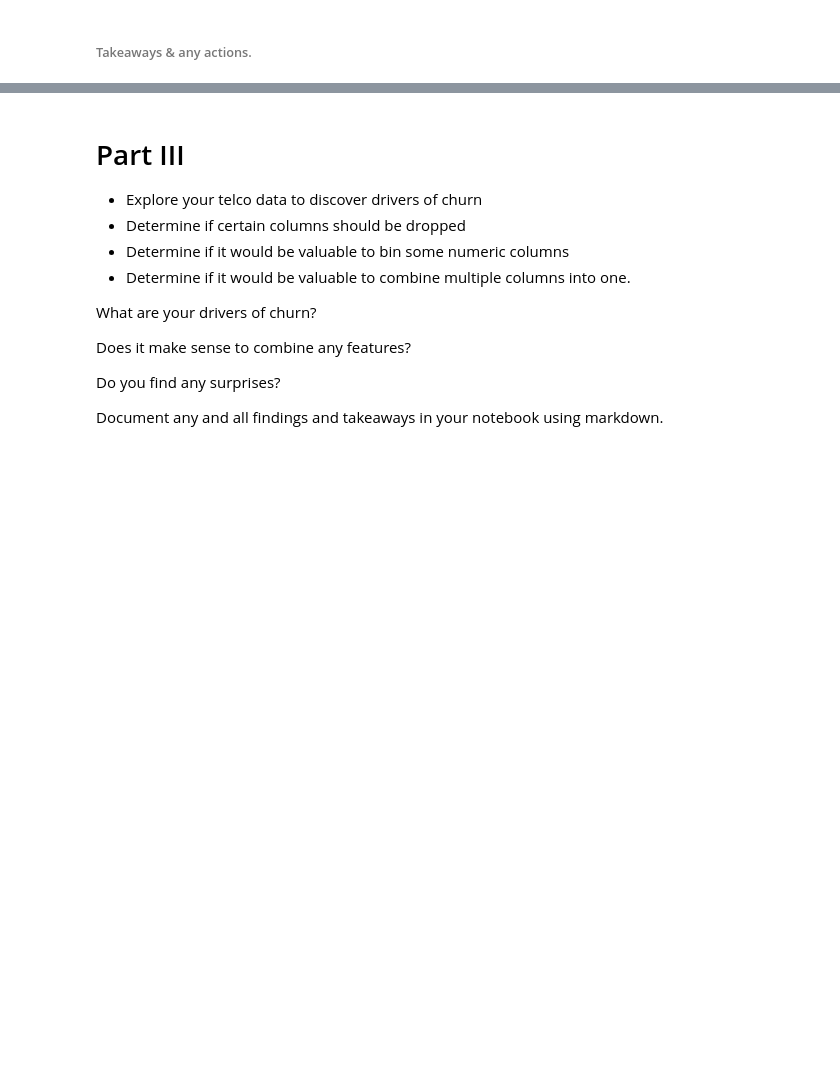
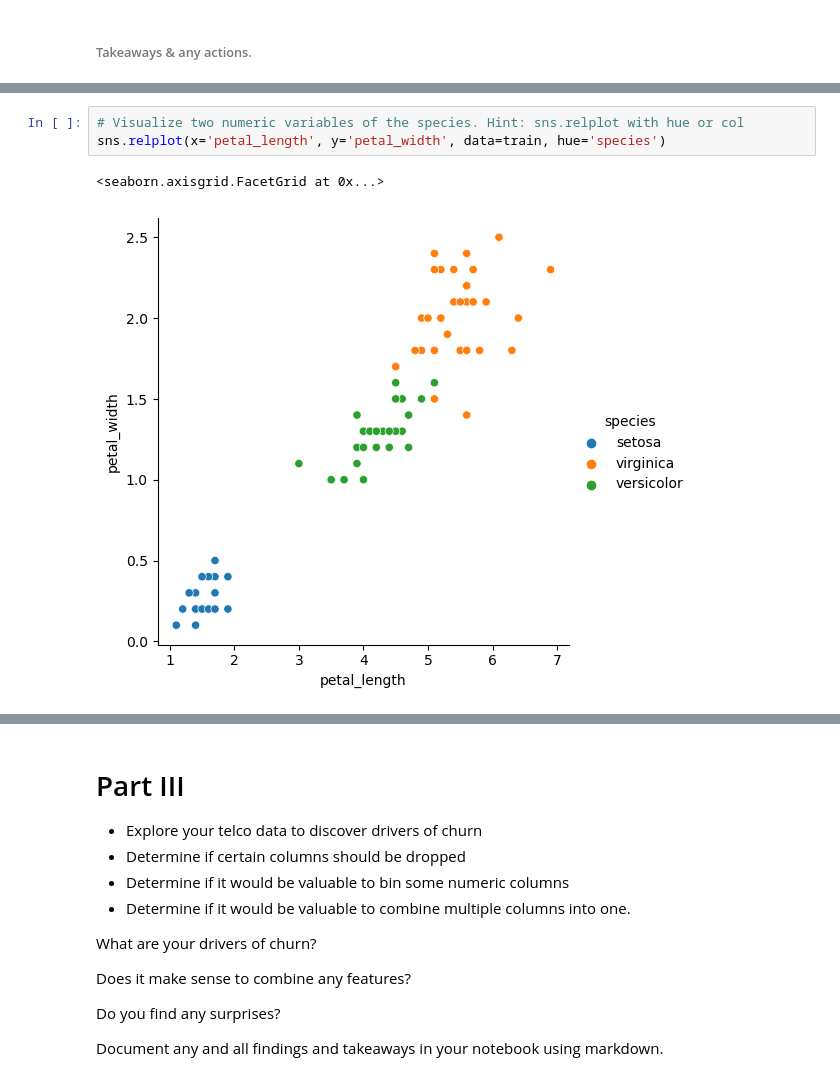
Before and after one commit to Luis-Martinez1/classification-exercises, a Jupyter notebook: explore.ipynb, the cells around one changed output, grey strips where cells are left out. Saved outputs shown, nothing was run; the diff lists cells and outputs as text; blank space fills up the shorter version.

```diff
--- a/explore.ipynb
+++ b/explore.ipynb
@@ -271,0 +295,6 @@ p-value: 0.00000000007124230126
+# %%
+# Visualize two numeric variables of the species. Hint: sns.relplot with hue or col
+sns.relplot(x='petal_length', y='petal_width', data=train, hue='species')
+# %% [output]
+<seaborn.axisgrid.FacetGrid at 0x...>
+[figure, added]
```
Also changed, not shown: parts of 18 cells of this notebook.
